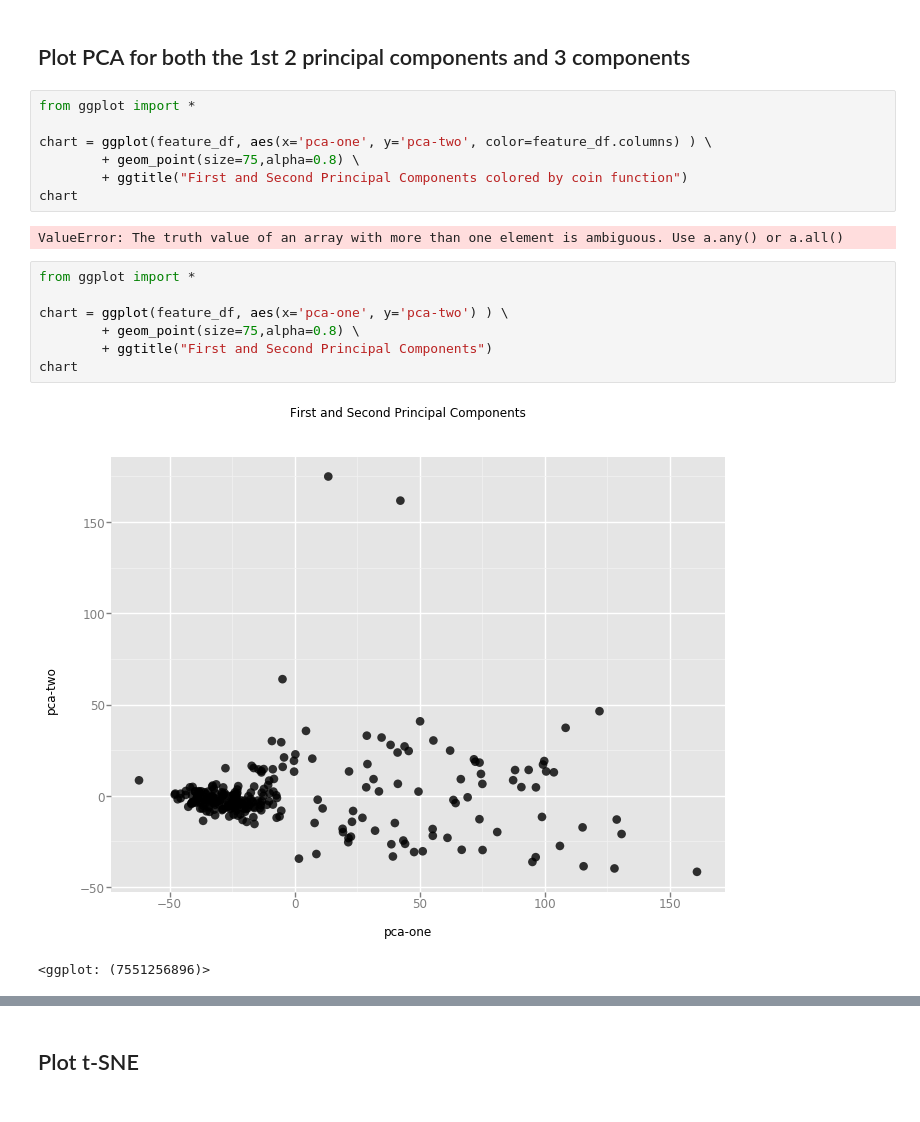
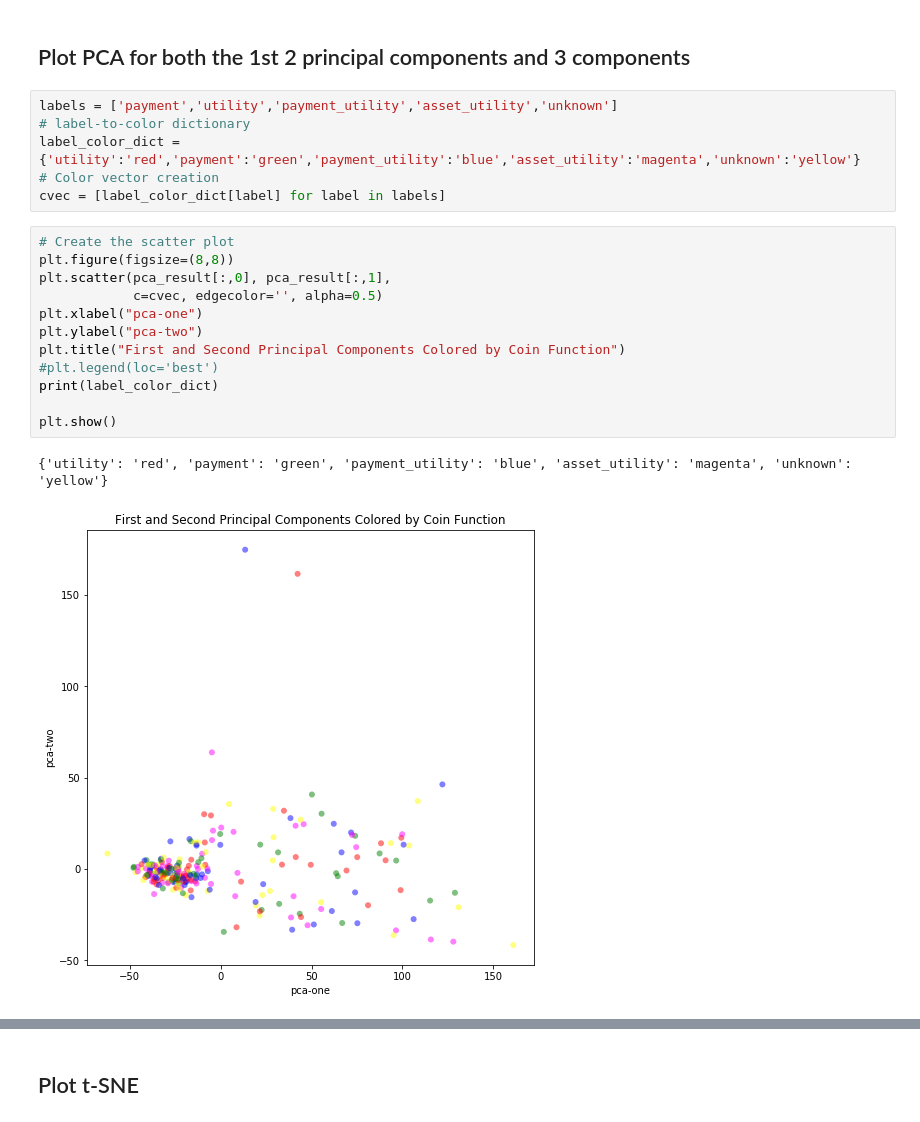
Before and after one commit to isatobo/it_prophet_quickstart, a Jupyter notebook: PCA_tSNE_GithubFeatures/star_count.ipynb, the cells around one changed output, grey strips where cells are left out. Drawn from its saved outputs; the diff is of its cells as text.

```diff
--- a/PCA_tSNE_GithubFeatures/star_count.ipynb
+++ b/PCA_tSNE_GithubFeatures/star_count.ipynb
@@ -148,21 +129,23 @@ print(feature_df)
 # %% [markdown]
 ## Plot PCA for both the 1st 2 principal components and 3 components
-# %%
-from ggplot import *
-
-chart = ggplot(feature_df, aes(x='pca-one', y='pca-two', color=feature_df.columns) ) \
-        + geom_point(size=75,alpha=0.8) \
-        + ggtitle("First and Second Principal Components colored by coin function")
-chart
-# %% [output]
-ValueError: The truth value of an array with more than one element is ambiguous. Use a.any() or a.all()
-# %%
-from ggplot import *
-
-chart = ggplot(feature_df, aes(x='pca-one', y='pca-two') ) \
-        + geom_point(size=75,alpha=0.8) \
-        + ggtitle("First and Second Principal Components")
-chart
-# %% [output]
-[figure, removed]
-<ggplot: (7551256896)>
+# %%
+labels = ['payment','utility','payment_utility','asset_utility','unknown']
+# label-to-color dictionary
+label_color_dict = {'utility':'red','payment':'green','payment_utility':'blue','asset_utility':'magenta','unknown':'yellow'}
+# Color vector creation
+cvec = [label_color_dict[label] for label in labels]
+# %%
+# Create the scatter plot
+plt.figure(figsize=(8,8))
+plt.scatter(pca_result[:,0], pca_result[:,1],
+            c=cvec, edgecolor='', alpha=0.5)
+plt.xlabel("pca-one")
+plt.ylabel("pca-two")
+plt.title("First and Second Principal Components Colored by Coin Function")
+#plt.legend(loc='best')
+print(label_color_dict)
+
+plt.show()
+# %% [output]
+{'utility': 'red', 'payment': 'green', 'payment_utility': 'blue', 'asset_utility': 'magenta', 'unknown': 'yellow'}
+[figure, added]
```
Also changed, not shown: parts of 9 cells of this notebook.
